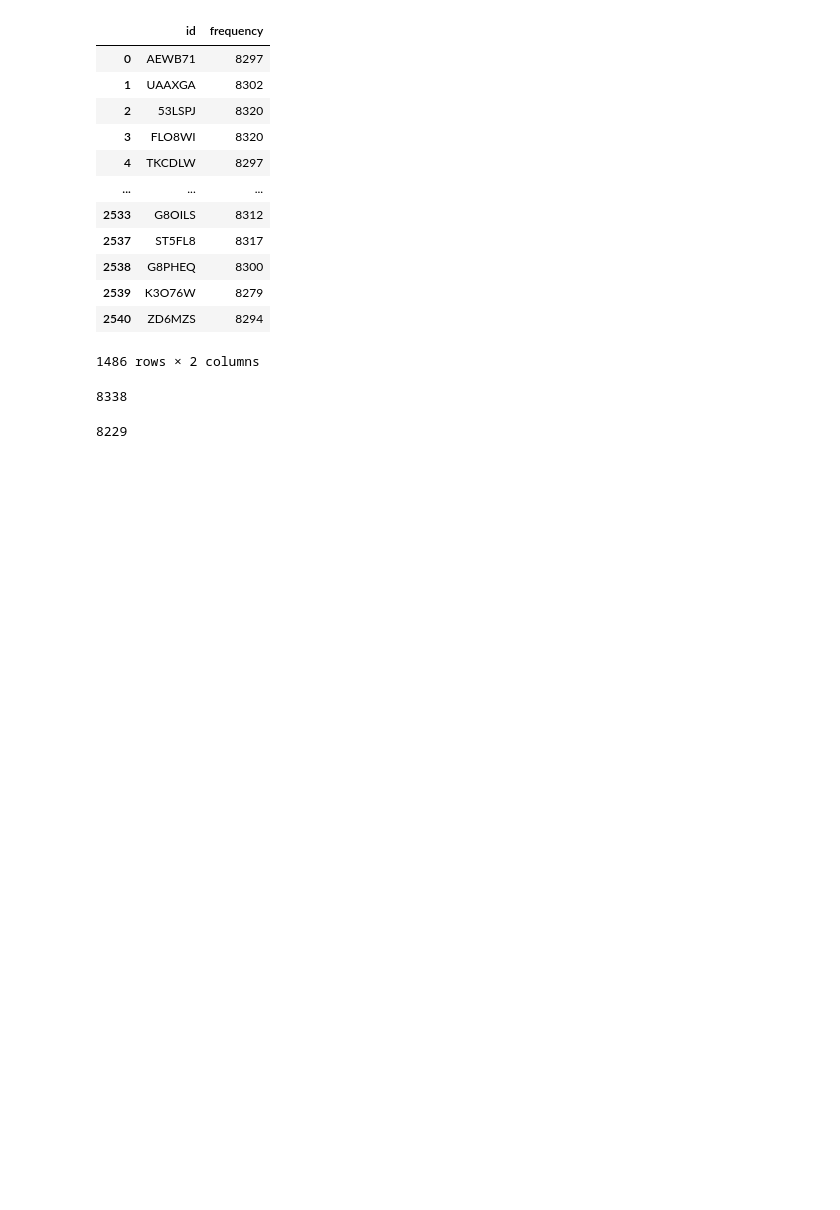
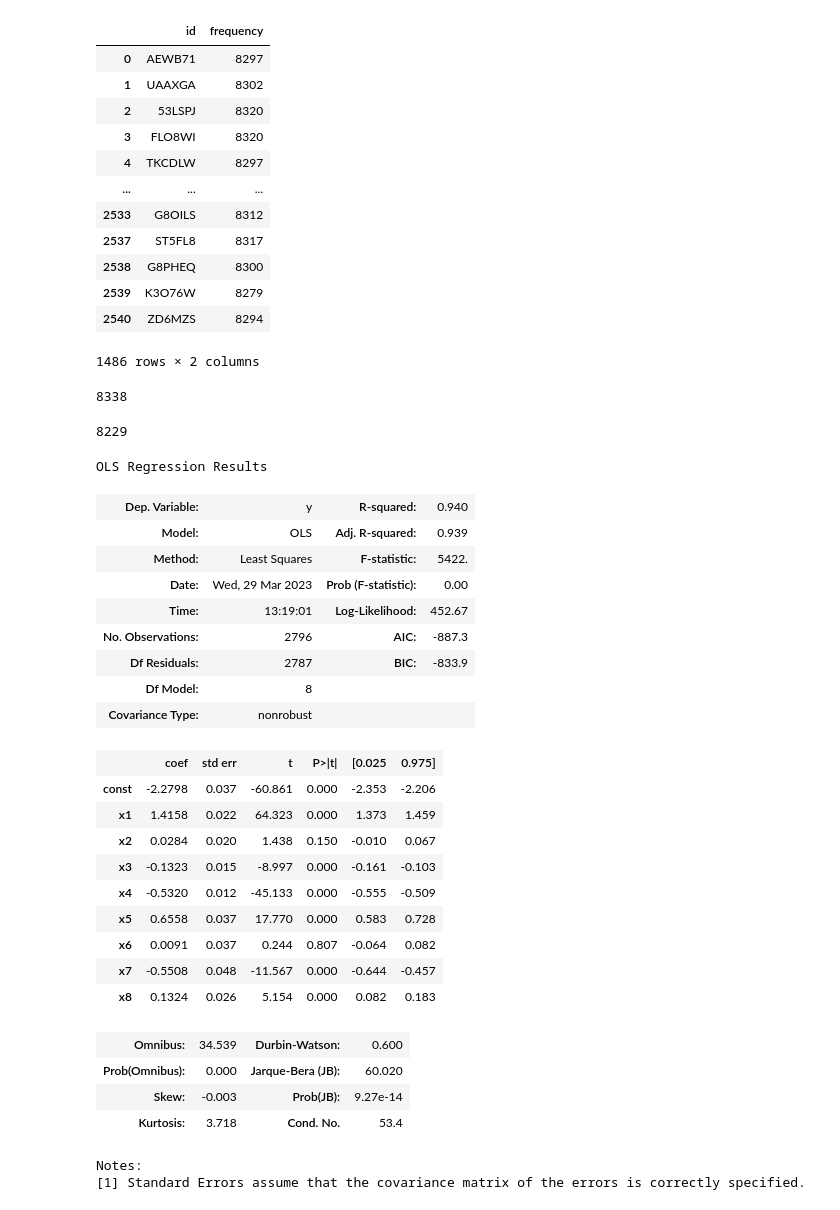
Before and after one commit to Chinnasf/FUSION-EP-Master-Thesis, a Jupyter notebook: Data Analysis to Results/Optimization Subsets.ipynb, the cells around one changed output. Saved outputs shown, nothing was run; the diff lists cells and outputs as text; code cells hidden in the pictures; blank space fills up the shorter version.

Commit message:
ordered codes and enhanced results

```diff
--- a/Data Analysis to Results/Optimization Subsets.ipynb
+++ b/Data Analysis to Results/Optimization Subsets.ipynb
@@ -156,3 +156,36 @@ max(df_["frequency"])
 min(df_[df_.frequency > 0]["frequency"])
 # %% [output]
 8229
+# %%
+# Claramente no es el alpha_R m'as bajo ni el subset mas corto
+# Pero es con el que mejor aprende el algoritmo de clasificacion
+
+_R = DB5[DB5.id.isin( df_[df_.frequency > 0].id )]
+get_regression(_R)[1].summary()
+# %% [output]
+OLS Regression Results
+| Dep. Variable: | y | R-squared: | 0.940 |
+| Model: | OLS | Adj. R-squared: | 0.939 |
+| Method: | Least Squares | F-statistic: | 5422. |
+| Date: | Wed, 29 Mar 2023 | Prob (F-statistic): | 0.00 |
+| Time: | 13:19:01 | Log-Likelihood: | 452.67 |
+| No. Observations: | 2796 | AIC: | -887.3 |
+| Df Residuals: | 2787 | BIC: | -833.9 |
+| Df Model: | 8 |  |  |
+| Covariance Type: | nonrobust |  |  |
+|  | coef | std err | t | P>|t| | [0.025 | 0.975] |
+| const | -2.2798 | 0.037 | -60.861 | 0.000 | -2.353 | -2.206 |
+| x1 | 1.4158 | 0.022 | 64.323 | 0.000 | 1.373 | 1.459 |
+| x2 | 0.0284 | 0.020 | 1.438 | 0.150 | -0.010 | 0.067 |
+| x3 | -0.1323 | 0.015 | -8.997 | 0.000 | -0.161 | -0.103 |
+| x4 | -0.5320 | 0.012 | -45.133 | 0.000 | -0.555 | -0.509 |
+| x5 | 0.6558 | 0.037 | 17.770 | 0.000 | 0.583 | 0.728 |
+| x6 | 0.0091 | 0.037 | 0.244 | 0.807 | -0.064 | 0.082 |
+| x7 | -0.5508 | 0.048 | -11.567 | 0.000 | -0.644 | -0.457 |
+| x8 | 0.1324 | 0.026 | 5.154 | 0.000 | 0.082 | 0.183 |
+| Omnibus: | 34.539 | Durbin-Watson: | 0.600 |
+| Prob(Omnibus): | 0.000 | Jarque-Bera (JB): | 60.020 |
+| Skew: | -0.003 | Prob(JB): | 9.27e-14 |
+| Kurtosis: | 3.718 | Cond. No. | 53.4 |
+Notes:
+[1] Standard Errors assume that the covariance matrix of the errors is correctly specified.
```
Also changed, not shown: 6 other files.
